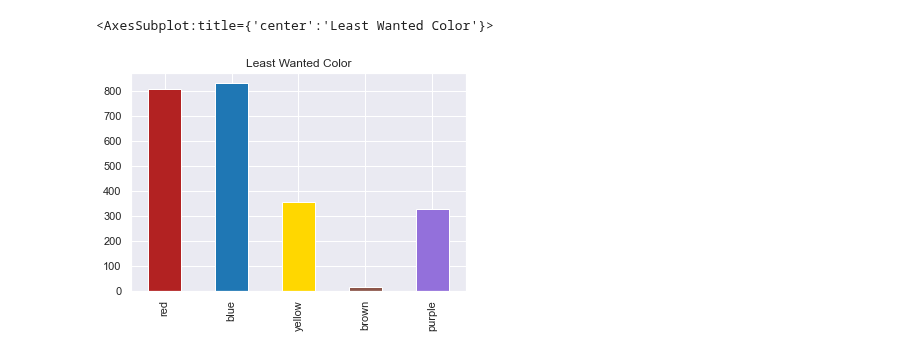
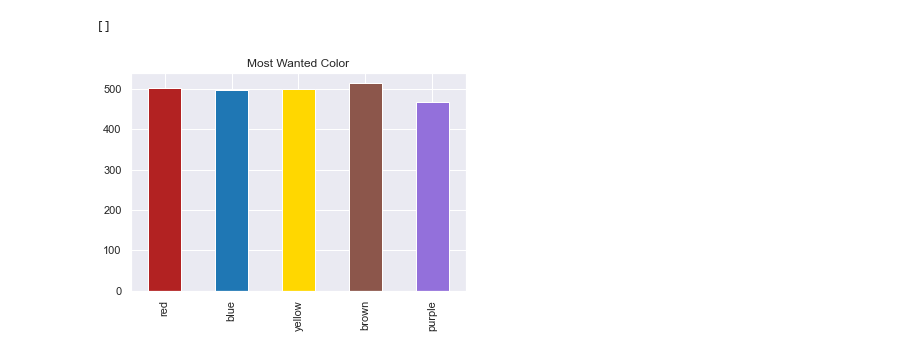
Before and after one commit to charzho/fiveflushes, a Jupyter notebook: five_flushes.ipynb, the cells around one changed output. Cells and saved outputs as stored; diff of their text form; code cells hidden in the pictures.

Commit message:
Update with even vs. weighted graphs

```diff
--- a/five_flushes.ipynb
+++ b/five_flushes.ipynb
@@ -35,0 +35,10 @@ def most_least(players, func):
+# %%
+def most_wanted_graph(players, colors, colors_pretty):
+    players_most_wanted = most_least(players, min)
+    most_df = pd.DataFrame(players_most_wanted, columns=colors)
+    return most_df.sum().plot.bar(title='Most Wanted Color',color=colors_pretty)
+
+def least_wanted_graph(players, colors, colors_pretty):
+    players_least_wanted = most_least(players, max)
+    least_df = pd.DataFrame(players_least_wanted, columns=colors)
+    return least_df.sum().plot.bar(title='Least Wanted Color',color=colors_pretty)
@@ -53,7 +50,0 @@ most_df.sum().plot.bar(title='Most Wanted Color',color=colors_pretty)
-# %%
-players_least_wanted = most_least(players, max)
-least_df = pd.DataFrame(players_least_wanted, columns=colors)
-least_df.sum().plot.bar(title='Least Wanted Color',color=colors_pretty)
-# %% [output]
-<AxesSubplot:title={'center':'Least Wanted Color'}>
-[figure, removed]
@@ -59,0 +58,5 @@ least_df.sum().plot.bar(title='Least Wanted Color',color=colors_pretty)
+# %%
+most_wanted_graph(players, colors, colors_pretty).plot(ax=axes[0])
+# %% [output]
+[]
+[figure, added]
```
Also changed, not shown: parts of 12 cells of this notebook.
